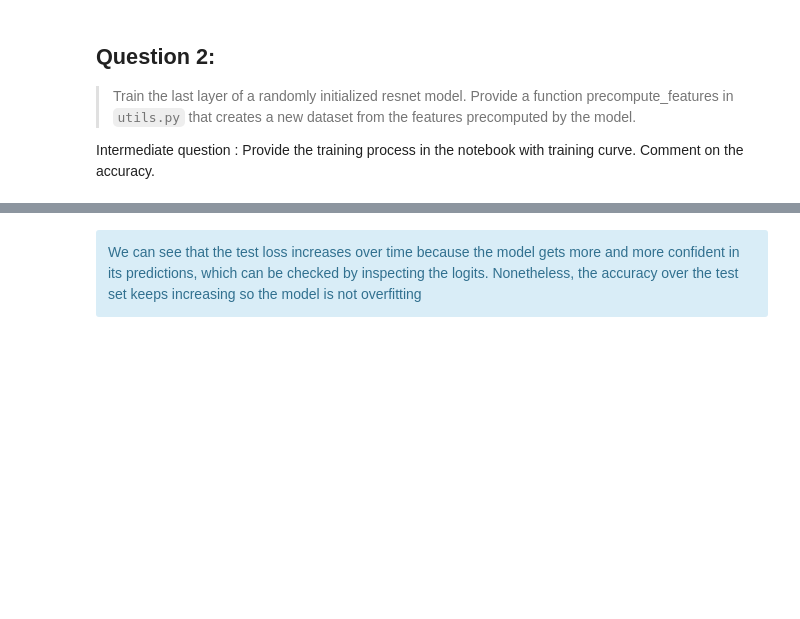
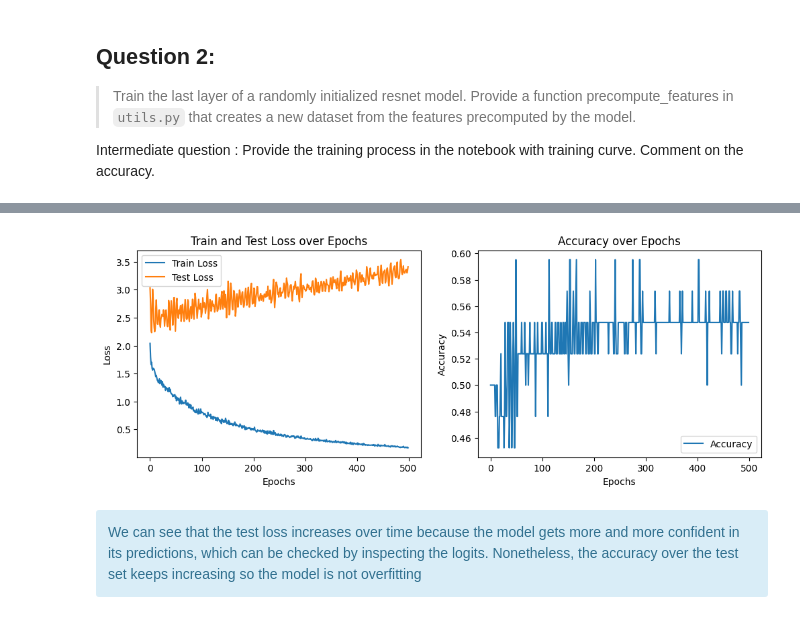
Before and after one commit to matthieuneau/deep-learning-practice, a Jupyter notebook: TP4.ipynb, the cells around one changed output, grey strips where cells are left out. Cells and saved outputs as stored; diff of their text form; code cells hidden in the pictures; blank space fills up the shorter version.

```diff
--- a/TP4.ipynb
+++ b/TP4.ipynb
@@ -149,8 +108,10 @@ def precompute_features(
 # %%
 import utils
 import importlib
+from copy import deepcopy
+
 importlib.reload(utils)
-from utils import precompute_features
+from utils import precompute_features, train
 
 features_model = deepcopy(base_model)
 features_model.fc = nn.Identity()
@@ -166,47 +127,19 @@ last_layer = nn.Sequential(nn.Linear(512, 2))
 print(last_layer(features_dataset[0][0]))
 last_layer(features_dataset[0][0].unsqueeze(0))
 
-n_epochs = 3
+n_epochs = 500
 loss_fn = nn.CrossEntropyLoss()
 optimizer = torch.optim.Adam(last_layer.parameters(), lr=1e-3)
 
 
-def train(model, train_dataloader, test_dataloader, loss_fn, optimizer, n_epochs):
-    train_loss_history = []
-    test_loss_history = []
-    accuracy_history = []
+train_loss_history, test_loss_history, accuracy_history = train(
+    last_layer,
+    features_dataloader,
+    test_features_dataloader,
+    loss_fn,
+    optimizer,
+    n_epochs,
+)
 
-    for i in range(n_epochs):
-        model.train()
-        train_loss = 0
-        test_loss = 0
-        correct = 0
-        for features, targets in train_dataloader:
-            optimizer.zero_grad()
-            y_pred = model(features)
-            loss = loss_fn(y_pred, targets)
-            loss.backward()
-            train_loss += loss.item()
-            optimizer.step()
-
-        with torch.no_grad():
-            model.eval()
-            for features, targets in test_dataloader:
-                y_pred = model(features)
-                loss = loss_fn(y_pred, targets)
-                test_loss += loss.item()
-                correct += (torch.argmax(y_pred, dim=1) == targets).sum()
-
-        accuracy = correct/len(test_dataloader.dataset)
-
-        train_loss_history.append(train_loss)
-        test_loss_history.append(test_loss)
-        accuracy_history.append(accuracy)
-
-        if i%100 == 0:
-            print(f"Epoch {i+1}, train loss: {train_loss:.4f}, test loss: {test_loss:.4f}, accuracy: {accuracy:.4f}")
-
-    return train_loss_history, test_loss_history, accuracy_history
-
-train_loss_history, test_loss_history, accuracy_history = train(last_layer, features_dataloader, test_features_dataloader, loss_fn, optimizer, n_epochs)
+plot_training(train_loss_history, test_loss_history, accuracy_history)
 # %% [output]
@@ -214,0 +152 @@ Epoch 1, train loss: 1.8919, test loss: 3.7445, accuracy: 0.5000
+[figure, added]
```
Also changed, not shown: parts of 10 cells of this notebook, 1 other file.
